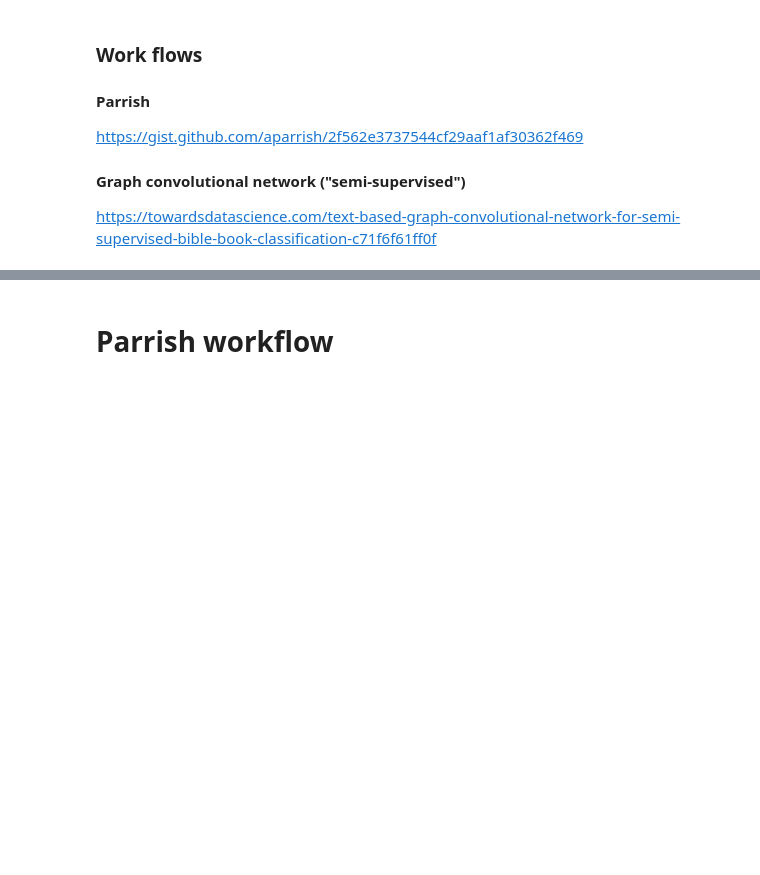
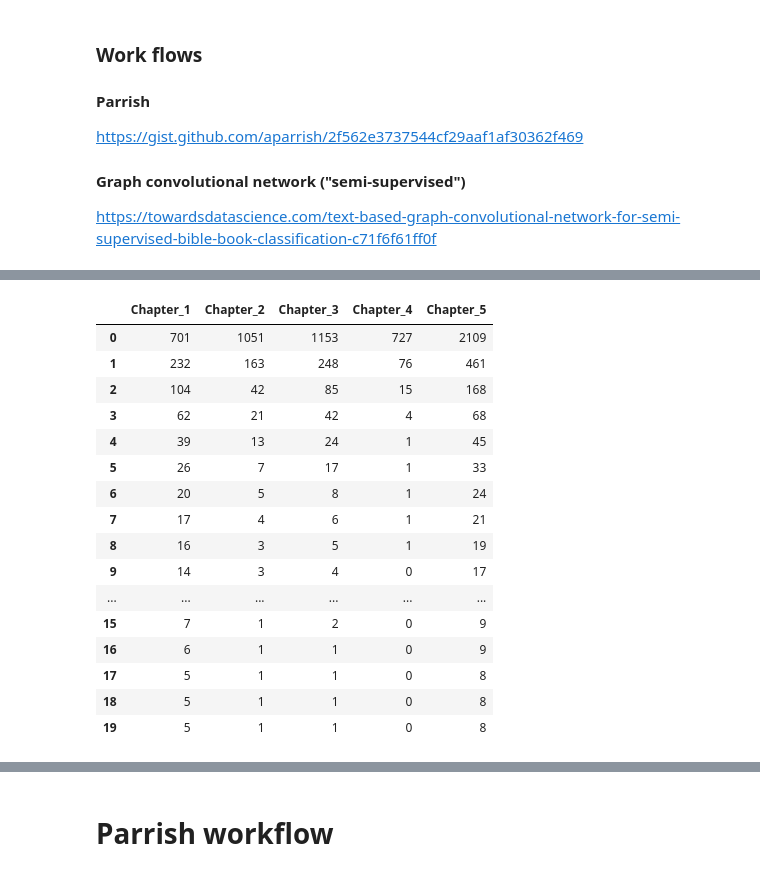
Before and after one commit to ssrosa/dsc-4-final-project-online-ds-pt-100118, a Jupyter notebook: student.ipynb, the cells around one changed output, grey strips where cells are left out. Saved outputs shown, nothing was run; the diff lists cells and outputs as text; code cells hidden in the pictures; blank space fills up the shorter version.

```diff
--- a/student.ipynb
+++ b/student.ipynb
@@ -48,11 +45,11 @@ True
 # %%
-stopwords_list = stopwords.words('english')
+stop_list = stopwords.words('english')
 
 # It is generally a good idea to also remove punctuation
 
 # Now we have a list that includes all english stopwords, as well as all punctuation
-stopwords_list += list(string.punctuation)
-stopwords_list += ['like', 'one', 'would', 'could']
+stop_list += list(string.punctuation)
+stop_list += ['could', 'like', 'one', 'said', 'would', '\'s', '\'ll']
 #https://learn.co/tracks/data-science-career-v1-1/module-4-advanced-machine-learning-deep-learning/section-37-foundations-of-natural-language-processing-nlp/feature-engineering-for-text-data#
 
 #&c &c &c
@@ -75,3 +72,6 @@ tokens2 = word_tokenize(ch2)
 tokens3 = word_tokenize(ch3)
 tokens4 = word_tokenize(ch4)
 tokens5 = word_tokenize(ch5)
+tokens = [tokens1, tokens2, tokens3, tokens4, tokens5]
+full_text = []
+full_text = [full_text.extend(toke) for toke in tokens]
@@ -106,0 +78,19 @@ freqdist1.most_common(200)
+# %%
+stopped = {'Chapter_' + str(i + 1): [w.lower() for w in toke if w.lower() not in stop_list] \
+                for i, toke in enumerate(tokens)
+            }
+
+all_stopped = []
+for key, val in stopped.items():
+    all_stopped.extend(val)
+
+fds = {key: FreqDist(stopped[key]) for key, val in stopped.items()}
+all_fd = FreqDist(all_stopped)
+
+#Use frequency distributions from each column to construct
+#a DataFrame listing frequency of every word across every chapter
+word_counts = pd.DataFrame(list(all_fd.items()), columns = ['Word','Total'])
+
+for key, val in fds.items():
+    word_counts[key] = [val[word] if val[word] else 0 \
+                  for word in word_counts['Word']]
@@ -106,0 +225,8 @@ freqdist1.most_common(200)
+# %%
+#Frequency of words making 99% of their appearances in a given chapter
+words90 = pd.DataFrame(columns = list(fds.keys()))
+for i in range(40):
+    words90 = words99.append(select_percent_lim('percents', 90,
+                                                i,
+                                                list(fds.keys())),
+                                                ignore_index = True)
@@ -106,0 +251,20 @@ freqdist1.most_common(200)
+# %%
+words90.head(20)
+# %% [output]
+|  | Chapter_1 | Chapter_2 | Chapter_3 | Chapter_4 | Chapter_5 |
+| 0 | 701 | 1051 | 1153 | 727 | 2109 |
+| 1 | 232 | 163 | 248 | 76 | 461 |
+| 2 | 104 | 42 | 85 | 15 | 168 |
+| 3 | 62 | 21 | 42 | 4 | 68 |
+| 4 | 39 | 13 | 24 | 1 | 45 |
+| 5 | 26 | 7 | 17 | 1 | 33 |
+| 6 | 20 | 5 | 8 | 1 | 24 |
+| 7 | 17 | 4 | 6 | 1 | 21 |
+| 8 | 16 | 3 | 5 | 1 | 19 |
+| 9 | 14 | 3 | 4 | 0 | 17 |
+| ... | ... | ... | ... | ... | ... |
+| 15 | 7 | 1 | 2 | 0 | 9 |
+| 16 | 6 | 1 | 1 | 0 | 9 |
+| 17 | 5 | 1 | 1 | 0 | 8 |
+| 18 | 5 | 1 | 1 | 0 | 8 |
+| 19 | 5 | 1 | 1 | 0 | 8 |
```
Also changed, not shown: parts of 20 cells of this notebook, 5 other files.
